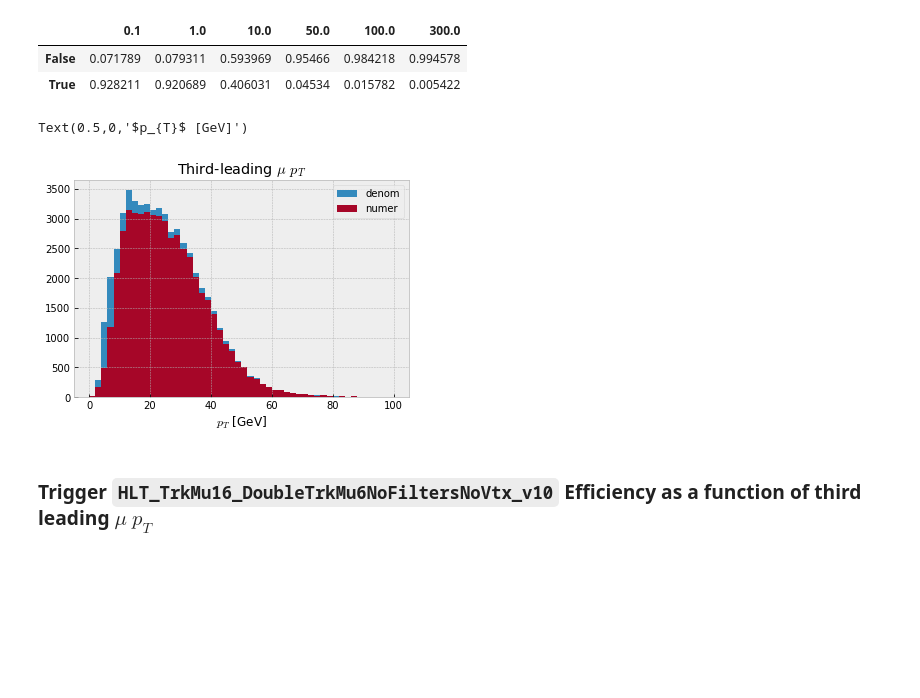
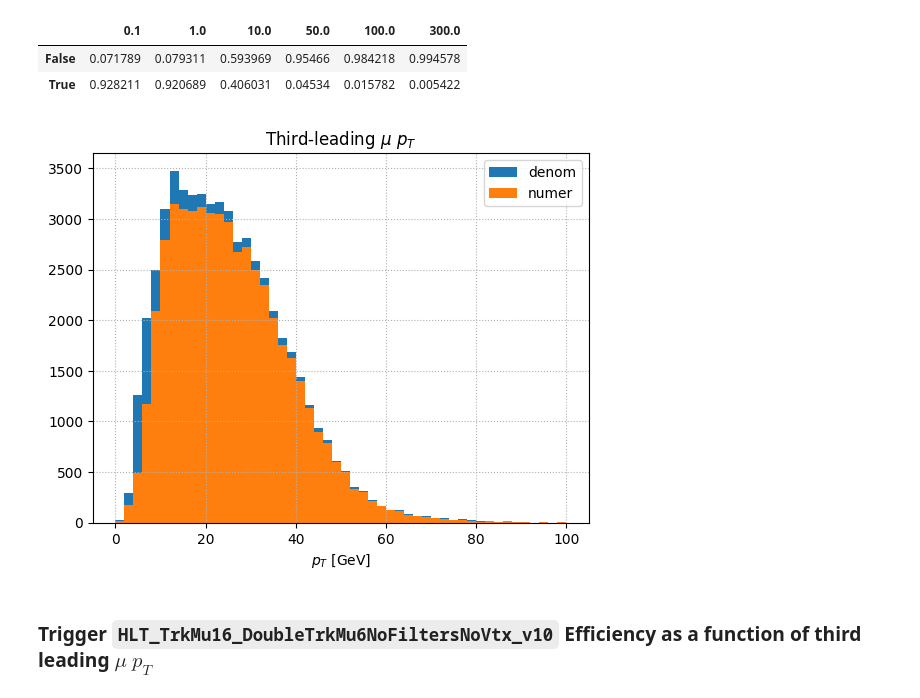
Before and after one commit to afrankenthal/iDM-analysis-plotting, a Jupyter notebook: trigMuEfficiency.ipynb, the cells around one changed output. Cells and saved outputs as stored; diff of their text form; code cells hidden in the pictures; blank space fills up the shorter version.

Commit message:
use default plot style; log scale gen plots; yerr is -row1, +row2, so => (low, up)

```diff
--- a/trigMuEfficiency.ipynb
+++ b/trigMuEfficiency.ipynb
@@ -2,7 +2,10 @@
 import uproot
 import ROOT
 import numpy as np
+import pandas as pd
+from collections import OrderedDict
 
 %matplotlib inline
 import matplotlib.pyplot as plt
-plt.style.use('bmh')
+plt.style.use('default')
+plt.rcParams['grid.linestyle'] = ':'
@@ -55,19 +66,19 @@ pd.DataFrame(_dict)
 # %%
 t = trees[1]
 pt = t.array('pt')
 start = pt.starts
 denom = pt.content[start+2]
 fd = t.array('fired')
 numer = pt.content[start[fd]+2]
 fig,ax = plt.subplots()
 ax.hist(denom, bins=50, range=(0,100), label='denom')
 ax.hist(numer, bins=50, range=(0,100), label='numer')
 ax.legend(loc='best')
 ax.set_title('Third-leading $\mu$ $p_{T}$')
 ax.set_xlabel('$p_{T}$ [GeV]')
+ax.grid()
 # %% [output]
-Text(0.5,0,'$p_{T}$ [GeV]')
-[figure, old version]
+[figure, new version]
 # %% [markdown]
 ### Trigger `HLT_TrkMu16_DoubleTrkMu6NoFiltersNoVtx_v10` Efficiency as a function of third leading $\mu$ $p_{T}$
 # %%
```
Also changed, not shown: parts of 13 cells of this notebook.
